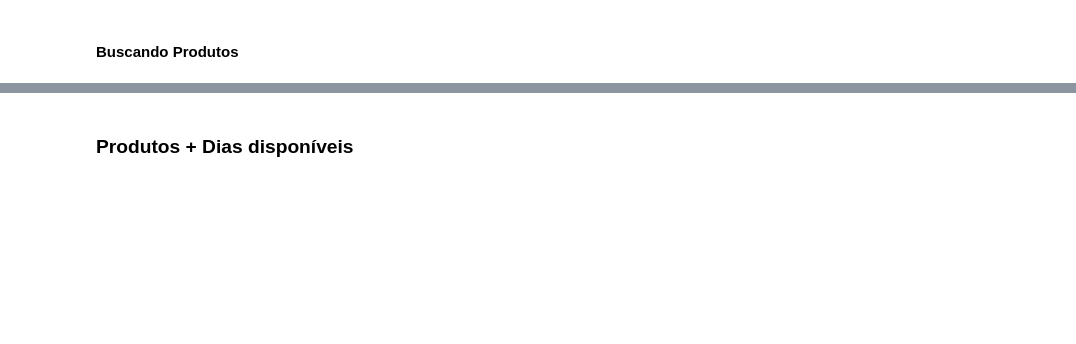
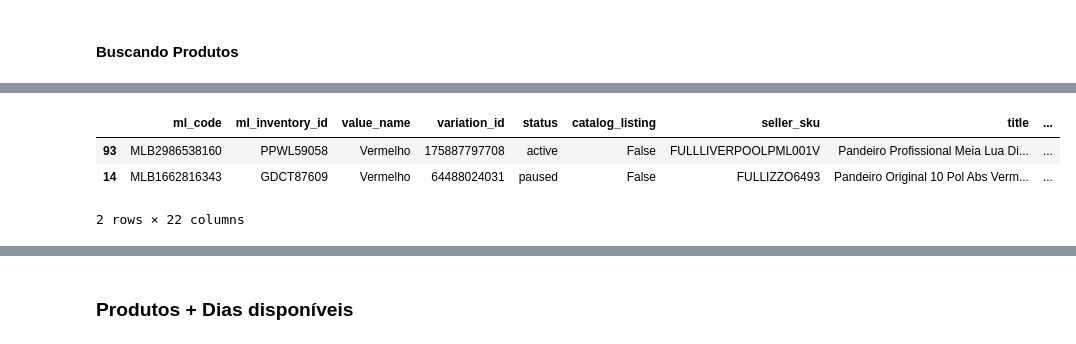
Before and after one commit to lpcoutinho/mcenter_streamlit, a Jupyter notebook: Notebooks/calculando_envio_fulfillment.ipynb, the cells around one changed output, grey strips where cells are left out. Saved outputs shown, nothing was run; the diff lists cells and outputs as text; code cells hidden in the pictures; blank space fills up the shorter version.

```diff
--- a/Notebooks/calculando_envio_fulfillment.ipynb
+++ b/Notebooks/calculando_envio_fulfillment.ipynb
@@ -787,0 +638,10 @@ df_codes.sample()
+# %%
+# produtos sem estoque no período
+df_no_itens = df[df["days_available"] <= 0]
+df_no_itens = df_no_itens.drop(columns=["period_send_fulfillment"])
+df_no_itens.sample(2)
+# %% [output]
+|  | ml_code | ml_inventory_id | value_name | variation_id | status | catalog_listing | seller_sku | title | ... |
+| 93 | MLB2986538160 | PPWL59058 | Vermelho | 175887797708 | active | False | FULLLIVERPOOLPML001V | Pandeiro Profissional Meia Lua Di... | ... |
+| 14 | MLB1662816343 | GDCT87609 | Vermelho | 64488024031 | paused | False | FULLIZZO6493 | Pandeiro Original 10 Pol Abs Verm... | ... |
+2 rows × 22 columns
```
Also changed, not shown: parts of 147 cells of this notebook, 7 other files.
